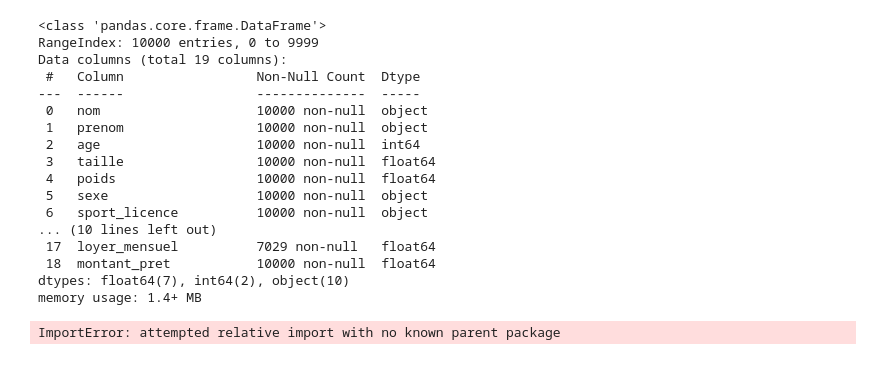
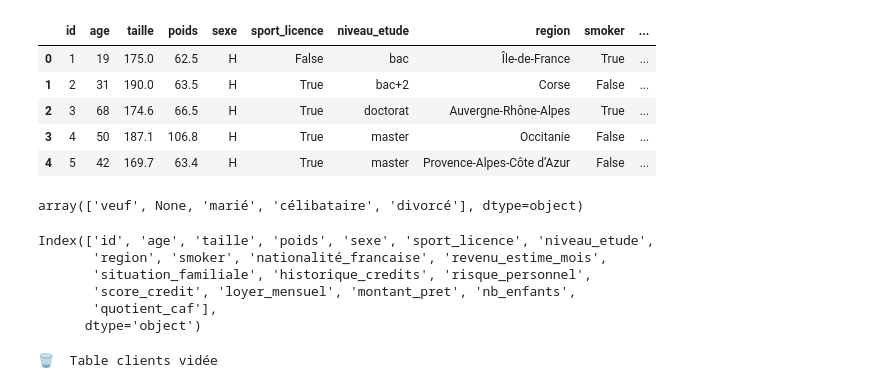
Before and after one commit to mabeyrou/M3, a Jupyter notebook: explo.ipynb, the cells around one changed output. Drawn from its saved outputs; the diff is of its cells as text; code cells hidden in the pictures.

```diff
--- a/explo.ipynb
+++ b/explo.ipynb
@@ -16,32 +102,29 @@ df.head()
+# %%
+from api.database import engine
+df = pd.read_sql_table(table_name='clients', con=engine)
+df.head()
+# %% [output]
+|  | id | age | taille | poids | sexe | sport_licence | niveau_etude | region | smoker | ... |
+| 0 | 1 | 19 | 175.0 | 62.5 | H | False | bac | Île-de-France | True | ... |
+| 1 | 2 | 31 | 190.0 | 63.5 | H | True | bac+2 | Corse | False | ... |
+| 2 | 3 | 68 | 174.6 | 66.5 | H | True | doctorat | Auvergne-Rhône-Alpes | True | ... |
+| 3 | 4 | 50 | 187.1 | 106.8 | H | True | master | Occitanie | False | ... |
+| 4 | 5 | 42 | 169.7 | 63.4 | H | True | master | Provence-Alpes-Côte d’Azur | False | ... |
+# %%
+df["situation_familiale"].unique()
+# %% [output]
+array(['veuf', None, 'marié', 'célibataire', 'divorcé'], dtype=object)
 # %%
-df.info()
+df.columns
 # %% [output]
-<class 'pandas.core.frame.DataFrame'>
-RangeIndex: 10000 entries, 0 to 9999
-Data columns (total 19 columns):
- #   Column                 Non-Null Count  Dtype
----  ------                 --------------  -----
- 0   nom                    10000 non-null  object
- 1   prenom                 10000 non-null  object
- 2   age                    10000 non-null  int64
- 3   taille                 10000 non-null  float64
- 4   poids                  10000 non-null  float64
- 5   sexe                   10000 non-null  object
- 6   sport_licence          10000 non-null  object
-... (10 lines left out)
- 17  loyer_mensuel          7029 non-null   float64
- 18  montant_pret           10000 non-null  float64
-dtypes: float64(7), int64(2), object(10)
-memory usage: 1.4+ MB
+Index(['id', 'age', 'taille', 'poids', 'sexe', 'sport_licence', 'niveau_etude',
+       'region', 'smoker', 'nationalité_francaise', 'revenu_estime_mois',
+       'situation_familiale', 'historique_credits', 'risque_personnel',
+       'score_credit', 'loyer_mensuel', 'montant_pret', 'nb_enfants',
+       'quotient_caf'],
+      dtype='object')
-# %%
-from api.database import engine
-
-df.to_sql(
-    name='loans',
-    con=engine,
-    if_exists='append',  # 'replace' pour remplacer, 'append' pour ajouter
-    index=False,
-    method='multi'  # Plus rapide pour les gros volumes
-)
-# %% [output]
-ImportError: attempted relative import with no known parent package
+# %%
+import api.database as db
+db.clear_table('clients')
+# %% [output]
+🗑️  Table clients vidée
```
Also changed, not shown: parts of 9 cells of this notebook, 28 other files.
